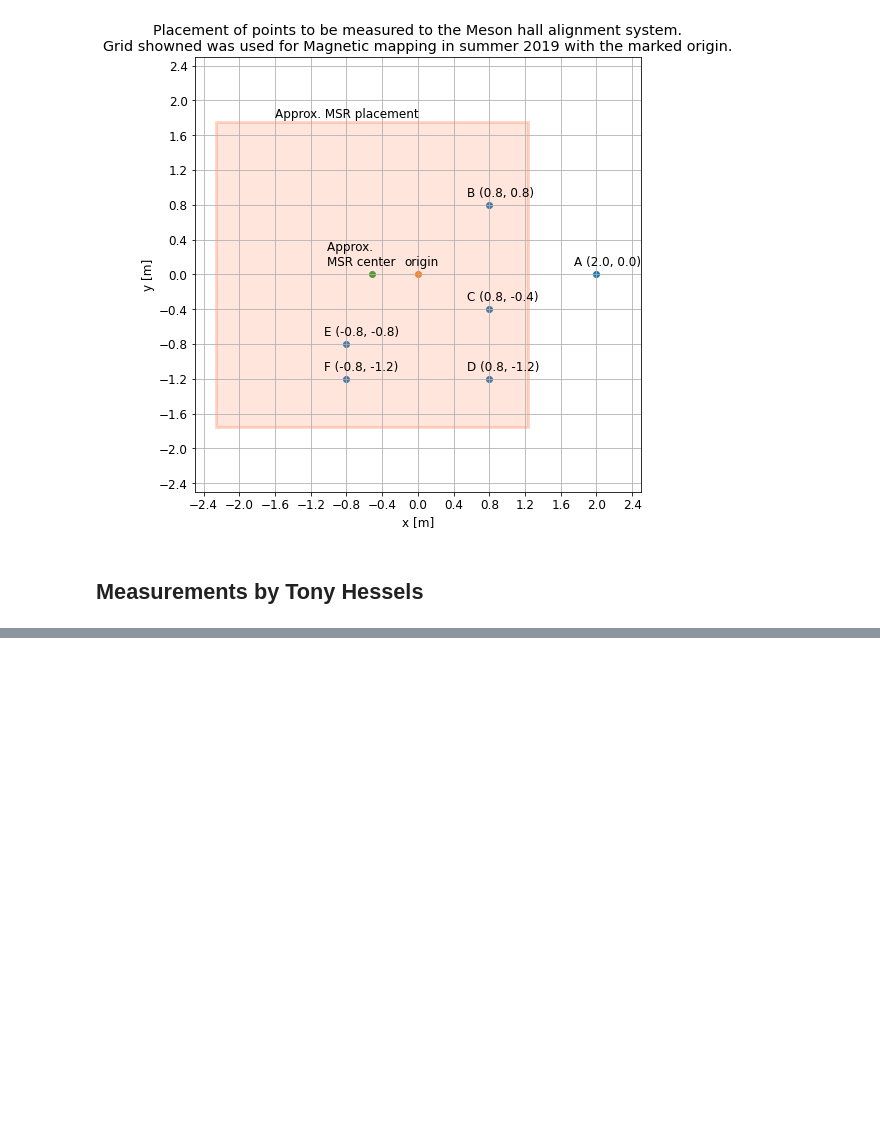
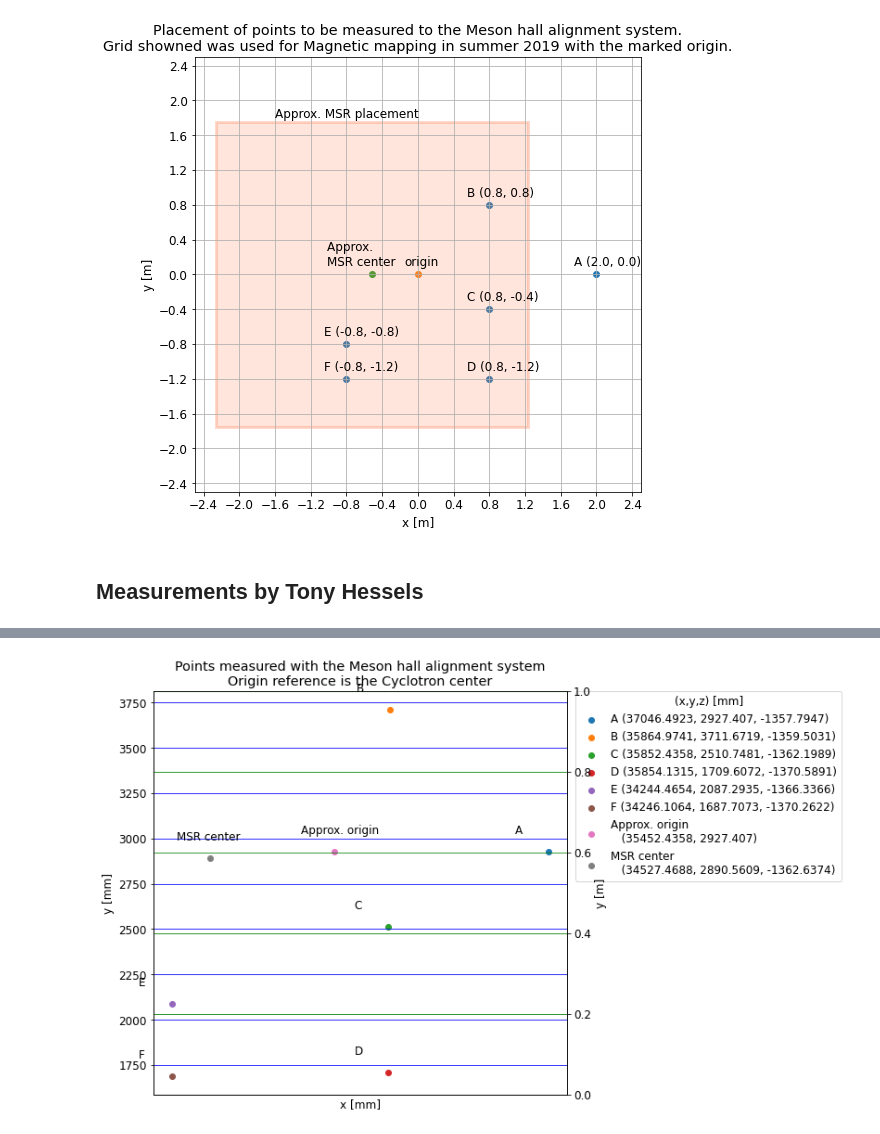
Before and after one commit to eklem1/MesonMagMapping, a Jupyter notebook: MagneticMappingPrevWork/MagMapping-export_TH/QuickDrawing.ipynb, the cells around one changed output, grey strips where cells are left out. Drawn from its saved outputs; the diff is of its cells as text; code cells hidden in the pictures; blank space fills up the shorter version.

```diff
--- a/MagneticMappingPrevWork/MagMapping-export_TH/QuickDrawing.ipynb
+++ b/MagneticMappingPrevWork/MagMapping-export_TH/QuickDrawing.ipynb
@@ -115,0 +201,99 @@ plt.show()
+# %%
+fig, ax = plt.subplots(figsize=(8,8))
+txtshx = -0.25*1000
+txtshy = 0.1*1000
+plt.rcParams.update({'font.size': 12})
+
+# plt.scatter(points_Cycl_center[0], points_Cycl_center[1])
+for i, txt in enumerate(pointsNames):
+    plt.scatter(points_Cycl_center[0][i], points_Cycl_center[1][i],# color='blue',
+        label=txt+ f" ({points_Cycl_center[0][i]}, {points_Cycl_center[1][i]}, {points_Cycl_center[2][i]})")
+    ax.annotate(txt, # f" ({points_Cycl_center[0][i]:.3}, {points_Cycl_center[1][i]:.3})", \
+                (points_Cycl_center[0][i], points_Cycl_center[1][i]),
+                xytext=(points_Cycl_center[0][i]+txtshx, points_Cycl_center[1][i]+txtshy))
+
+#x is C-40 cm, same y as A
+orgin_approx = [points_Cycl_center[0][2]-400, points_Cycl_center[1][0], 0]
+ax.scatter(orgin_approx[0], orgin_approx[1],
+           label=f"Approx. origin\n   ({orgin_approx[0]}, {orgin_approx[1]})")
+
+ax.annotate(f'Approx. origin', # \n({MSR_CENTER[0]:.4},{MSR_CENTER[1]:.4})',
+            (orgin_approx[0]+txtshx-0.25, orgin_approx[1]+txtshy))
+
+# MSR_shift = -51.67/100 #m
+ax.scatter(MSR_CENTER[0],MSR_CENTER[1], label=f"MSR center\n   ({MSR_CENTER[0]}, {MSR_CENTER[1]}, {MSR_CENTER[2]})")
+
+ax.annotate(f'MSR center', # \n({MSR_CENTER[0]:.4},{MSR_CENTER[1]:.4})',
+            (MSR_CENTER[0]+txtshx-0.25, MSR_CENTER[1]+txtshy))
+
+# Create a Rectangle patch
+# sideLength = 3.5*1000 #mm
+# rect = patches.Rectangle((-sideLength/2+MSR_CENTER[0], -sideLength/2+MSR_CENTER[1]),
+#             sideLength, sideLength, linewidth=3, edgecolor='orangered', facecolor='coral', alpha=0.2)
+# ax.annotate('Approx. MSR placement', (-1.6, 1.8))
+
+# Add the patch to the Axes
+# ax.add_patch(rect)
+ax.set_title("Points measured with the Meson hall alignment system"+
+             "\nOrigin reference is the Cyclotron center")
+
+xlim = [32500, 38000]
+ylim = [0, 5500]
+axis_rangex = np.arange(xlim[0], xlim[1], 400)
+axis_rangey = np.arange(ylim[0], ylim[1], 400)
+# ax.set_xticks(axis_rangex)
+# ax.set_yticks(axis_rangey)
+
+plt.legend(title="(x,y,z) [mm]", bbox_to_anchor=(1.02, 1), loc='upper left', borderaxespad=0)
+
+ax.set_xlabel("x [mm]")
+ax.set_ylabel("y [mm]")
+plt.grid(color='blue')
+
+# print(38000 - 32500)
+# print(4800 - 0)
+#setting limits to get a square grid
+# ax.set_xlim(xlim[0], xlim[1])
+# ax.set_ylim(ylim[0], ylim[1])
+
+ax2 = ax.twinx()
+txtshx = -0.25
+txtshy = 0.1
+
+# plt.scatter(points[0], points[1])
+# for i, txt in enumerate(pointsNames):
+#     ax2.annotate(txt + f" ({points[0][i]}, {points[1][i]})", \
+#                 (points[0][i], points[1][i]), xytext=(points[0][i]+txtshx, points[1][i]+txtshy))
+
+# ax2.scatter(0,0)
+# ax2.annotate('origin', (0+txtshx+0.1, 0+txtshy))
+
+# MSR_shift = -51.67/100 #m
+# ax2.scatter(MSR_shift,0)
+# ax.annotate('Approx. \nMSR center', (MSR_shift+txtshx-0.25, 0+txtshy))
+
+# Create a Rectangle patch
+# rect = patches.Rectangle((-3.5/2+MSR_shift, -3.5/2), 3.5, 3.5, linewidth=3, edgecolor='orangered', facecolor='coral', alpha=0.2)
+# print(-3.5/2+MSR_shift, -3.5/2)
+# ax.annotate('Approx. MSR placement', (-1.6, 1.8))
+
+# Add the patch to the Axes
+# ax.add_patch(rect)
+
+axis_range = np.arange(0, 6, .4) - 2.4
+ax2.set_xticks(axis_range)
+ax2.set_xlabel("x [m]")
+ax2.set_ylabel("y [m]")
+
+# ax3 = ax.twiny()
+# ax3.set_yticks(axis_range)
+# ax3.set_ylabel("y [m]")
+
+# ax2.set_xlim(-2.5, 2.5)
+# ax2.set_ylim(-2.5, 2.5)
+
+plt.grid(color='green')
+# fig.tight_layout()
+plt.show()
+# %% [output]
+[figure, added]
```
Also changed, not shown: parts of 9 cells of this notebook, 3 other files.
